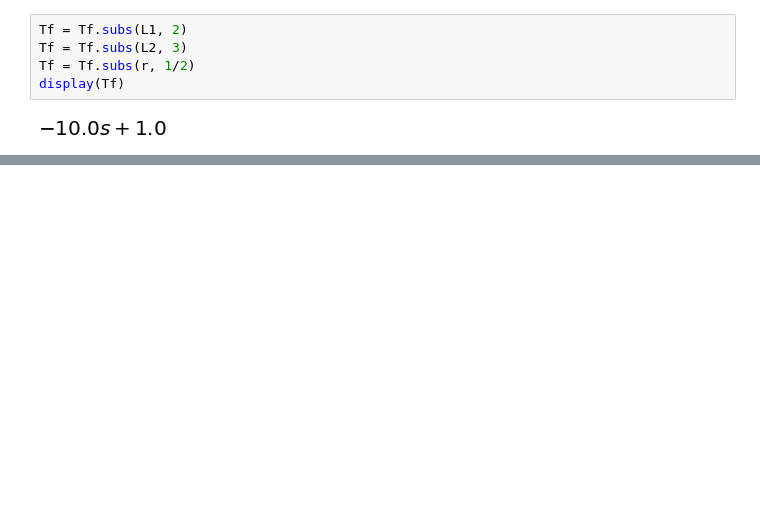
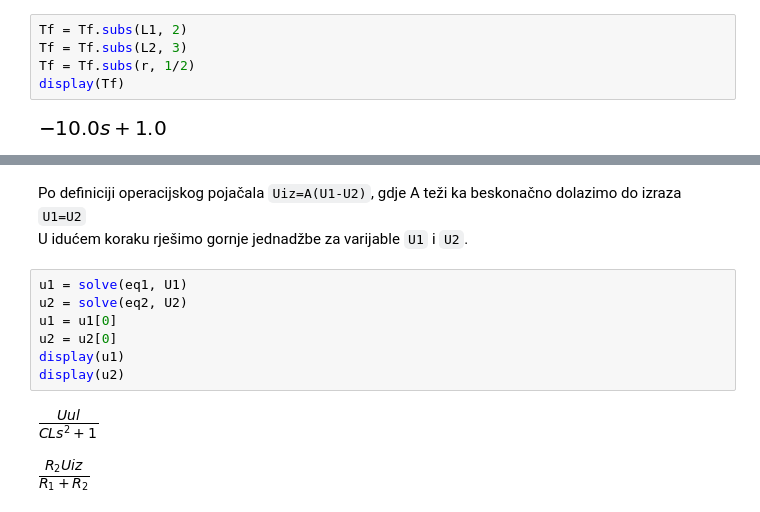
Before and after one commit to dnemec/Python-Control-Systems, a Jupyter notebook: rjesavanje_jednadzbi.ipynb, the cells around one changed output, grey strips where cells are left out. Drawn from its saved outputs; the diff is of its cells as text; blank space fills up the shorter version.

````diff
--- a/rjesavanje_jednadzbi.ipynb
+++ b/rjesavanje_jednadzbi.ipynb
@@ -164,0 +164,13 @@ display(i1)
+# %% [markdown]
+Po definiciji operacijskog pojačala ```Uiz=A(U1-U2)```, gdje A teži ka beskonačno dolazimo do izraza ```U1=U2```
+U idućem koraku rješimo gornje jednadžbe za varijable ```U1``` i ```U2```.
+# %%
+u1 = solve(eq1, U1)
+u2 = solve(eq2, U2)
+u1 = u1[0]
+u2 = u2[0]
+display(u1)
+display(u2)
+# %% [output]
+[figure, added]
+[figure, added]
````
Also changed, not shown: parts of 36 cells of this notebook, 3 other files.
